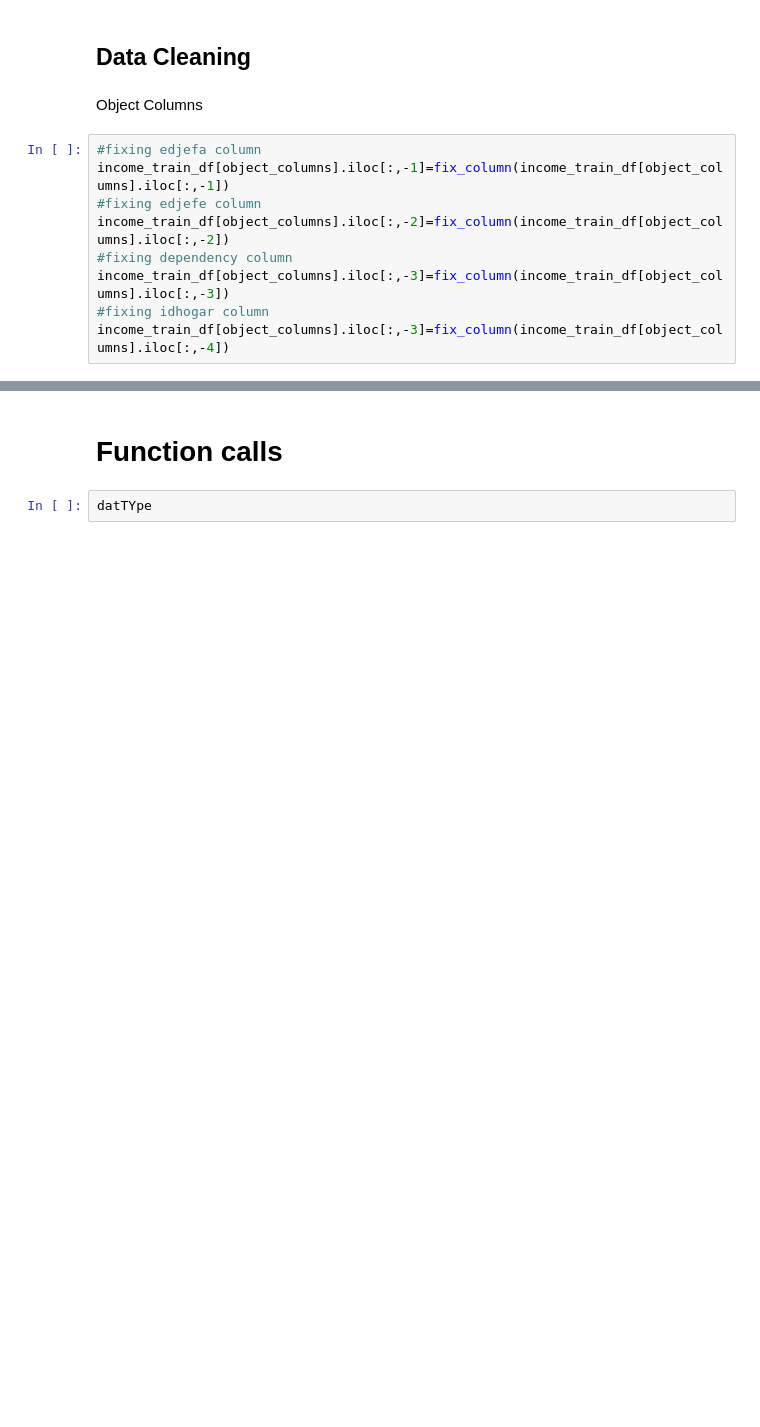
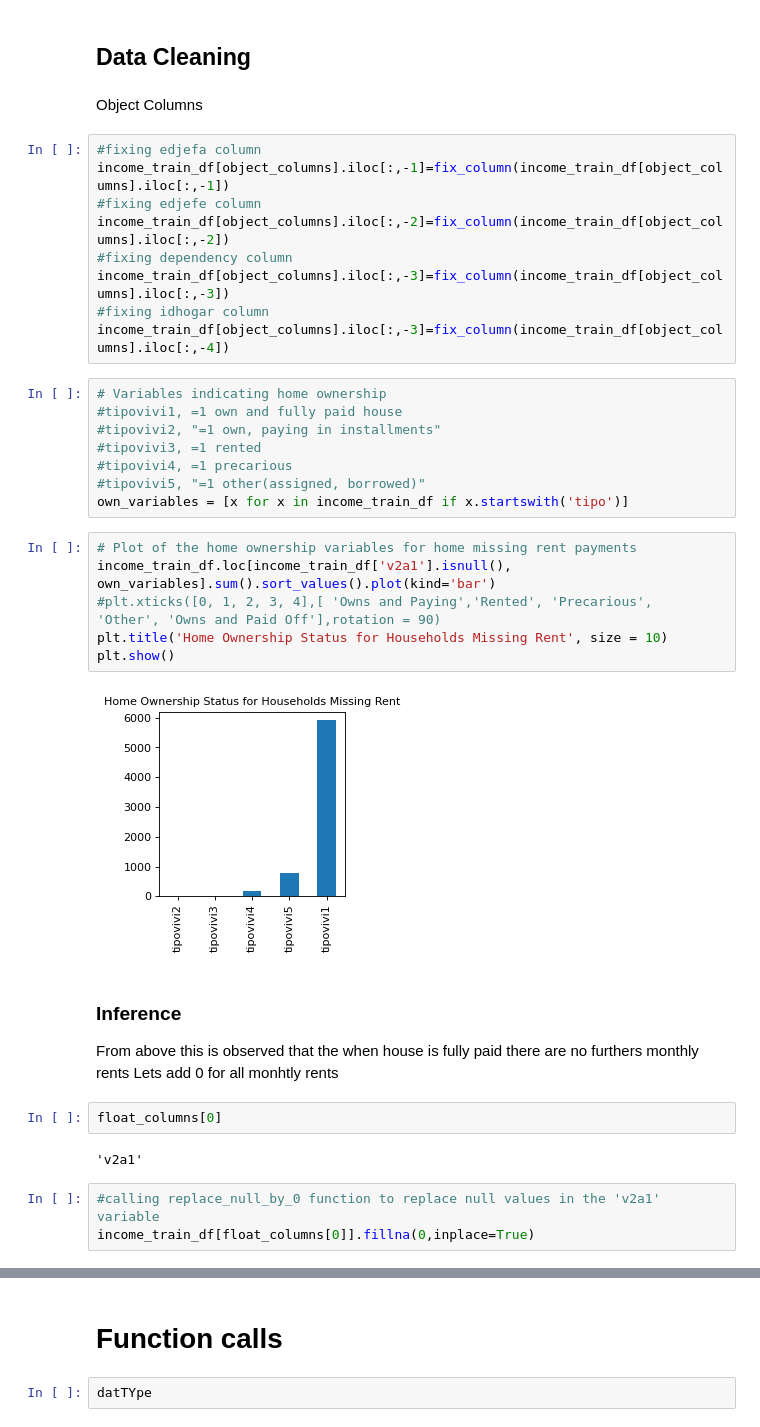
Before and after one commit to ashishsarkarmlops/assignment-2, a Jupyter notebook: Text preprocessing.ipynb, the cells around one changed output, grey strips where cells are left out. Cells and saved outputs as stored; diff of their text form; blank space fills up the shorter version.

```diff
--- a/Text preprocessing.ipynb
+++ b/Text preprocessing.ipynb
@@ -314,3 +317,30 @@ income_train_df[object_columns].iloc[:,-2]=fix_column(income_train_df[object_col
 income_train_df[object_columns].iloc[:,-3]=fix_column(income_train_df[object_columns].iloc[:,-3])
 #fixing idhogar column
 income_train_df[object_columns].iloc[:,-3]=fix_column(income_train_df[object_columns].iloc[:,-4])
+# %%
+# Variables indicating home ownership
+#tipovivi1, =1 own and fully paid house
+#tipovivi2, "=1 own, paying in installments"
+#tipovivi3, =1 rented
+#tipovivi4, =1 precarious
+#tipovivi5, "=1 other(assigned, borrowed)"
+own_variables = [x for x in income_train_df if x.startswith('tipo')]
+# %%
+# Plot of the home ownership variables for home missing rent payments
+income_train_df.loc[income_train_df['v2a1'].isnull(), own_variables].sum().sort_values().plot(kind='bar')
+#plt.xticks([0, 1, 2, 3, 4],[ 'Owns and Paying','Rented', 'Precarious',  'Other', 'Owns and Paid Off'],rotation = 90)
+plt.title('Home Ownership Status for Households Missing Rent', size = 10)
+plt.show()
+# %% [output]
+[figure, added]
+# %% [markdown]
+### Inference
+From above this is observed that the when house is fully paid there are no furthers monthly rents
+Lets add 0 for all monhtly rents
+# %%
+float_columns[0]
+# %% [output]
+'v2a1'
+# %%
+#calling replace_null_by_0 function to replace null values in the 'v2a1' variable
+income_train_df[float_columns[0]].fillna(0,inplace=True)
```
Also changed, not shown: parts of 25 cells of this notebook.
